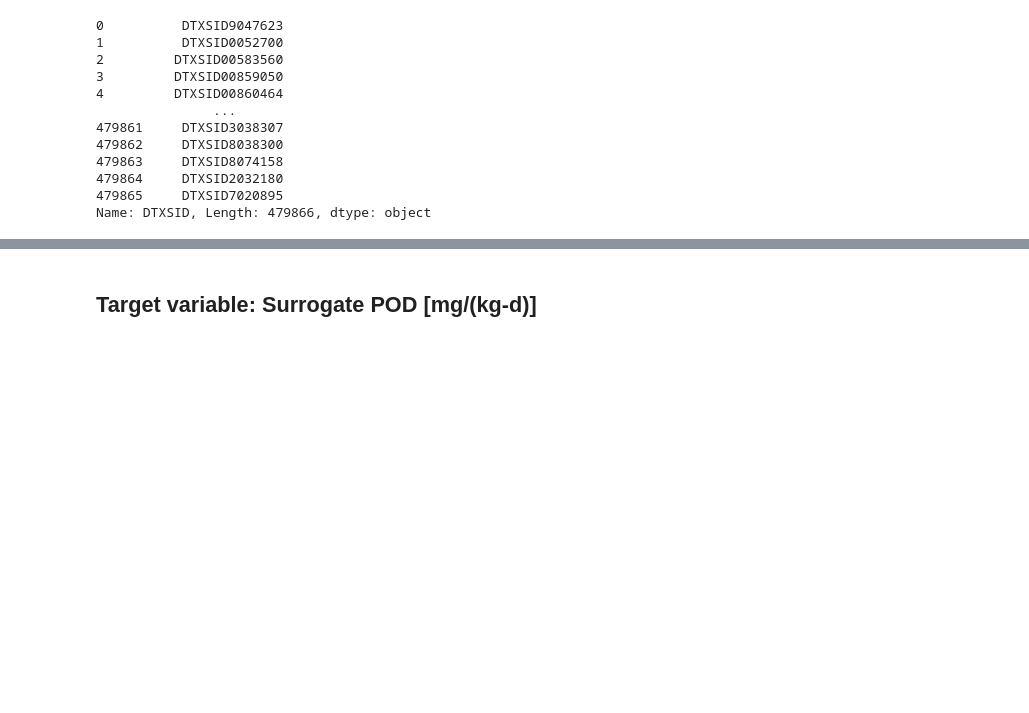
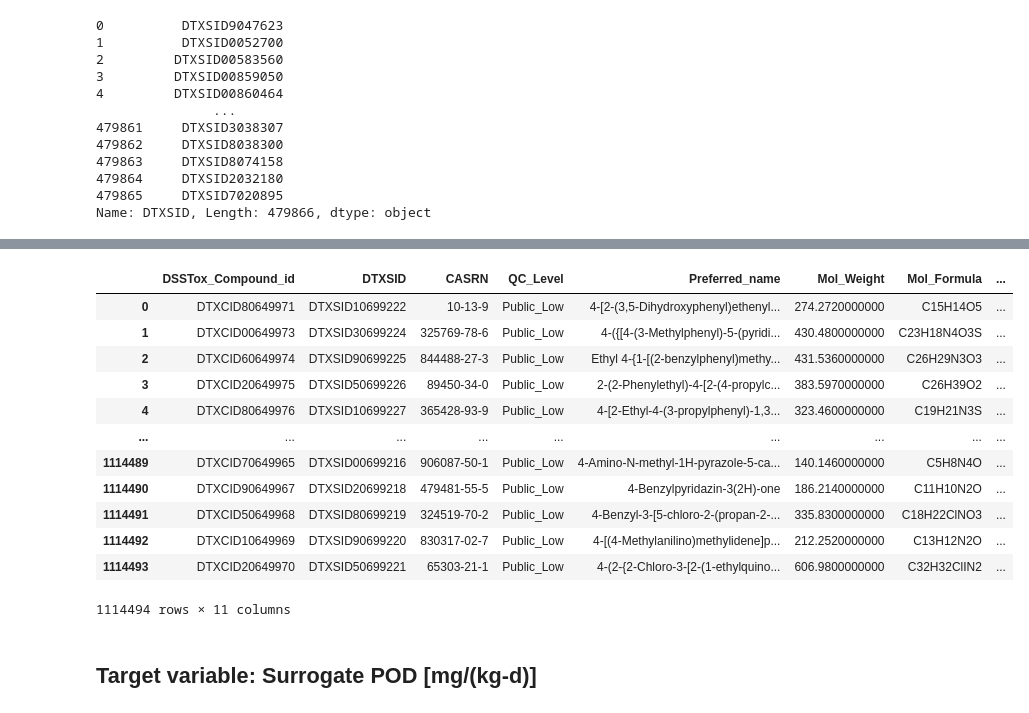
Before and after one commit to jkvasnicka/Two-Stage-ML-Oral-PODs, a Jupyter notebook: 2-Parse-Raw-Data-LCIA-QSAR.ipynb, the cells around one changed output, grey strips where cells are left out. Saved outputs shown, nothing was run; the diff lists cells and outputs as text; code cells hidden in the pictures; blank space fills up the shorter version.

```diff
--- a/2-Parse-Raw-Data-LCIA-QSAR.ipynb
+++ b/2-Parse-Raw-Data-LCIA-QSAR.ipynb
@@ -48,3 +48,8 @@ all_identifiers
 479864     DTXSID2032180
 479865     DTXSID7020895
 Name: DTXSID, Length: 479866, dtype: object
+# %%
+dsstox_sdf_data = raw_processor.process_from_raw('dsstox_sdf_data')
+
+dsstox_sdf_data
+# %% [output]
@@ -51,3 +73,16 @@ Name: DTXSID, Length: 479866, dtype: object
+|  | DSSTox_Compound_id | DTXSID | CASRN | QC_Level | Preferred_name | Mol_Weight | Mol_Formula | ... |
+| 0 | DTXCID80649971 | DTXSID10699222 | 10-13-9 | Public_Low | 4-[2-(3,5-Dihydroxyphenyl)ethenyl... | 274.2720000000 | C15H14O5 | ... |
+| 1 | DTXCID00649973 | DTXSID30699224 | 325769-78-6 | Public_Low | 4-({[4-(3-Methylphenyl)-5-(pyridi... | 430.4800000000 | C23H18N4O3S | ... |
+| 2 | DTXCID60649974 | DTXSID90699225 | 844488-27-3 | Public_Low | Ethyl 4-{1-[(2-benzylphenyl)methy... | 431.5360000000 | C26H29N3O3 | ... |
+| 3 | DTXCID20649975 | DTXSID50699226 | 89450-34-0 | Public_Low | 2-(2-Phenylethyl)-4-[2-(4-propylc... | 383.5970000000 | C26H39O2 | ... |
+| 4 | DTXCID80649976 | DTXSID10699227 | 365428-93-9 | Public_Low | 4-[2-Ethyl-4-(3-propylphenyl)-1,3... | 323.4600000000 | C19H21N3S | ... |
+| ... | ... | ... | ... | ... | ... | ... | ... | ... |
+| 1114489 | DTXCID70649965 | DTXSID00699216 | 906087-50-1 | Public_Low | 4-Amino-N-methyl-1H-pyrazole-5-ca... | 140.1460000000 | C5H8N4O | ... |
+| 1114490 | DTXCID90649967 | DTXSID20699218 | 479481-55-5 | Public_Low | 4-Benzylpyridazin-3(2H)-one | 186.2140000000 | C11H10N2O | ... |
+| 1114491 | DTXCID50649968 | DTXSID80699219 | 324519-70-2 | Public_Low | 4-Benzyl-3-[5-chloro-2-(propan-2-... | 335.8300000000 | C18H22ClNO3 | ... |
+| 1114492 | DTXCID10649969 | DTXSID90699220 | 830317-02-7 | Public_Low | 4-[(4-Methylanilino)methylidene]p... | 212.2520000000 | C13H12N2O | ... |
+| 1114493 | DTXCID20649970 | DTXSID50699221 | 65303-21-1 | Public_Low | 4-(2-{2-Chloro-3-[2-(1-ethylquino... | 606.9800000000 | C32H32ClIN2 | ... |
+1114494 rows × 11 columns
 # %% [markdown]
 ## Target variable: Surrogate POD [mg/(kg-d)]
 # %%
```
Also changed, not shown: parts of 1 cell of this notebook, 5 other files.
